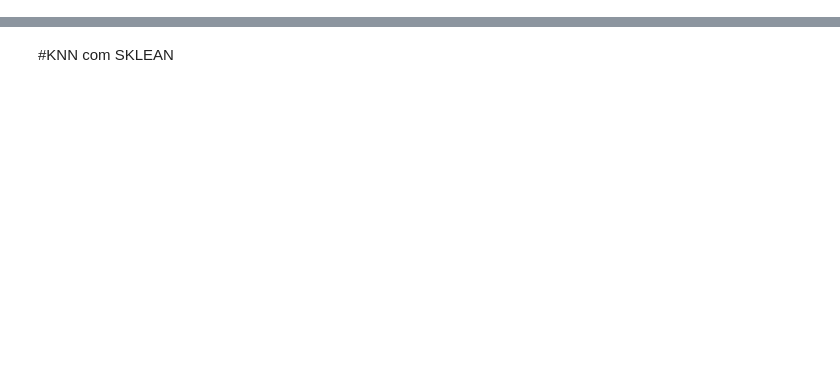
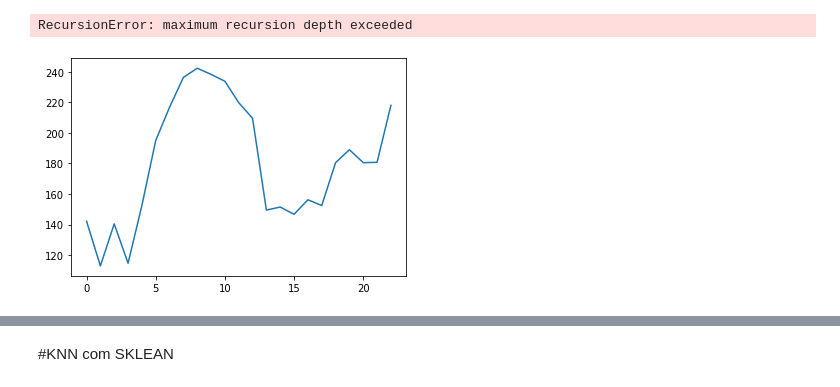
Before and after one commit to billyfranklim1/analise_glicemia, a Jupyter notebook: analise.ipynb, the cells around one changed output, grey strips where cells are left out. Saved outputs shown, nothing was run; the diff lists cells and outputs as text; code cells hidden in the pictures; blank space fills up the shorter version.

Commit message:
comparação por semanas

```diff
--- a/analise.ipynb
+++ b/analise.ipynb
@@ -19,6 +19,14 @@ def convhora(str_date):
 #     return ('{}{}{}{}{}'.format(data[0],data[1],data[2],data[3],data[4]))
     return ('%d%d' % (int(data[0]),int(data[1])))
 
+# def formahora(str_date):
+#     data = []
+#     for i in range(len(str_date)):
+#         if(i>10):
+#             data.append(str_date[i])
+# #     return ('{}{}{}{}{}'.format(data[0],data[1],data[2],data[3],data[4]))
+#     return ('%d%d' % (int(data[0]),int(data[1])))
+
 
 def convdata(str_date):
     data = []
@@ -26,6 +34,22 @@ def convdata(str_date):
         if(i<10):
             data.append(str_date[i])
     return ('{}{}{}{}{}{}{}{}{}{}'.format(data[0],data[1],data[2],data[3],data[4],data[5],data[6],data[7],data[8],data[9]))
+
+def dt_formart(str_date):
+    data = []
+    for i in range(len(str_date)):
+        if(i<10):
+            data.append(str_date[i])
+    return ('{}{}{}{}-{}{}-{}{}'.format(data[0],data[1],data[2],data[3],data[5],data[6],data[8],data[9]))
+
+def hr_formart(str_date):
+    data = []
+    for i in range(len(str_date)):
+        if(i<10):
+            data.append(str_date[i])
+    return ('{}'.format(data[10]))
+
+
 
 def status (valor):
     if(valor > 70 and valor < 180):
@@ -39,6 +63,9 @@ convhora1 = lambda x:convhora(x)
 convdata1 = lambda x:convdata(x)
 status1 = lambda x:status(x)
 
+hr_formart1 = lambda x:hr_formart1(x)
+dt_format1 = lambda x:dt_formart(x)
+
 def histo(values):
     fig = plt.figure()
     ax1 = fig.add_subplot(1,1,1)
@@ -62,0 +80,5 @@ db = pd.DataFrame({
+# %%
+# hr_formart('2018/12/31 05:31')
+hr_formart1(['2018/12/31 05:31'])
+# %% [output]
+RecursionError: maximum recursion depth exceeded
@@ -62,0 +121,16 @@ db = pd.DataFrame({
+# %%
+horas    = []
+glicemia = []
+
+for i in range(len(semana_1['Glicose'])):
+    horas.insert(i, semana_1['Glicose'][i])
+#     glicemia.insert(i, semana_1['Hora'][i])
+    glicemia.insert(i, i)
+
+
+plt.plot( glicemia,horas)
+
+x1 = horas#[10,20,30]
+y1 = glicemia#[20,40,10]
+# %% [output]
+[figure, added]
```
Also changed, not shown: parts of 18 cells of this notebook.
